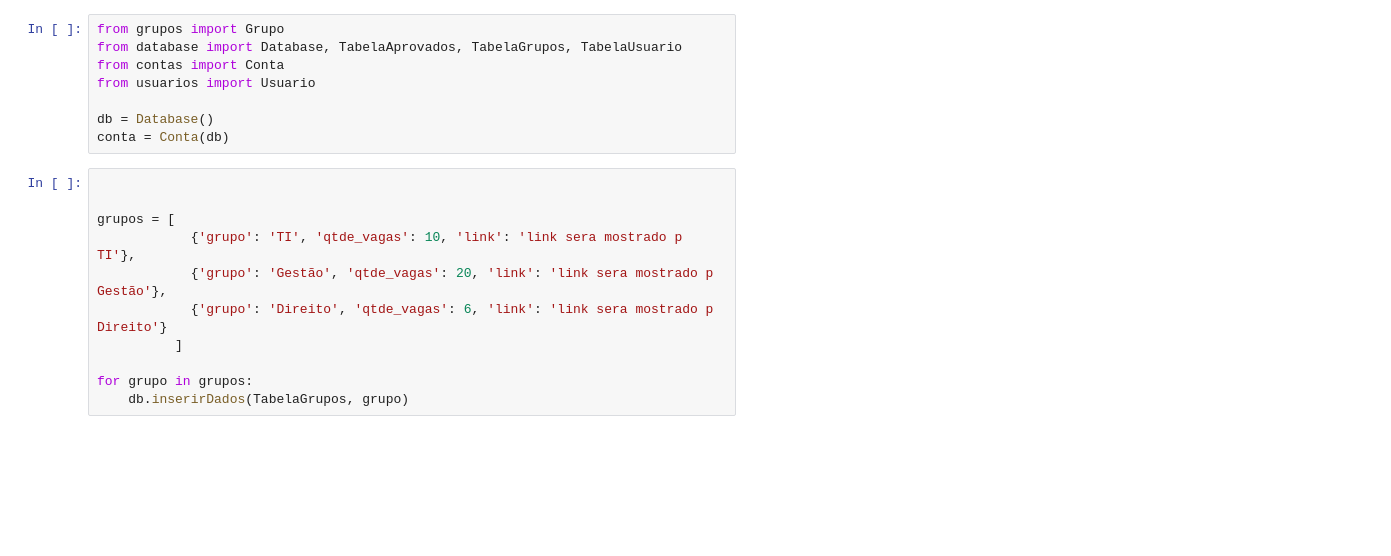
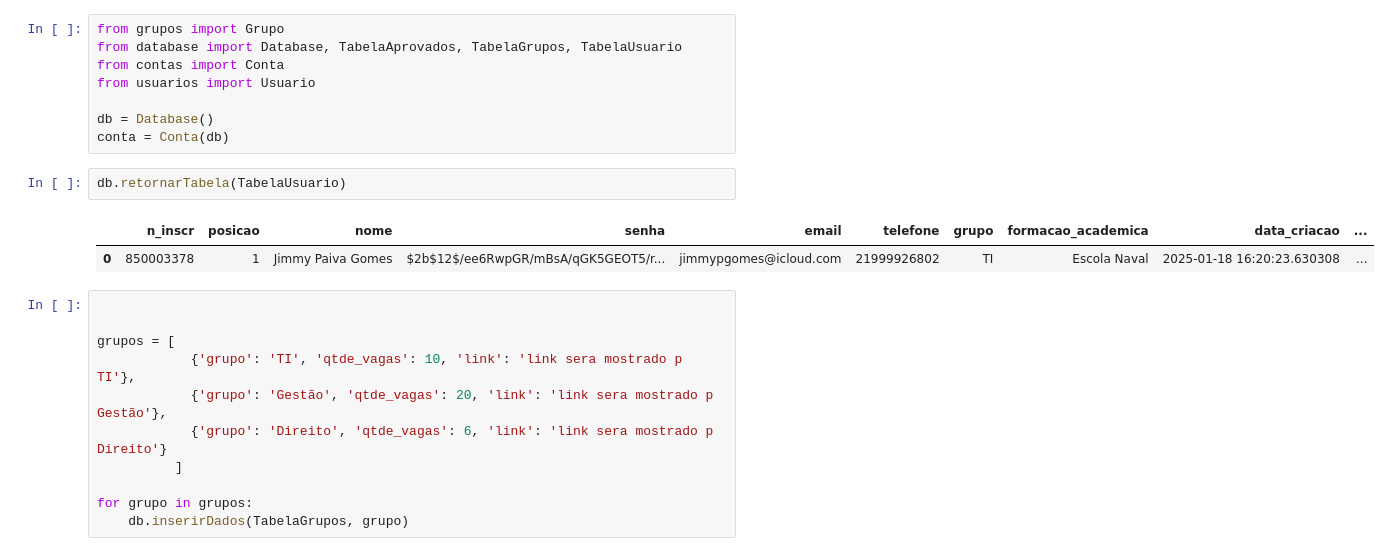
Before and after one commit to AudRM/aprovados_cuiaba, a Jupyter notebook: teste.ipynb, the cells around one changed output. Drawn from its saved outputs; the diff is of its cells as text; blank space fills up the shorter version.

```diff
--- a/teste.ipynb
+++ b/teste.ipynb
@@ -6,6 +6,11 @@ from usuarios import Usuario
 
 db = Database()
 conta = Conta(db)
+# %%
+db.retornarTabela(TabelaUsuario)
+# %% [output]
+|  | n_inscr | posicao | nome | senha | email | telefone | grupo | formacao_academica | data_criacao | ... |
+| 0 | 850003378 | 1 | Jimmy Paiva Gomes | $2b$12$/ee6RwpGR/mBsA/qGK5GEOT5/r... | jimmypgomes@icloud.com | 21999926802 | TI | Escola Naval | 2025-01-18 16:20:23.630308 | ... |
 # %%
 
 
```
Also changed, not shown: 9 other files.
